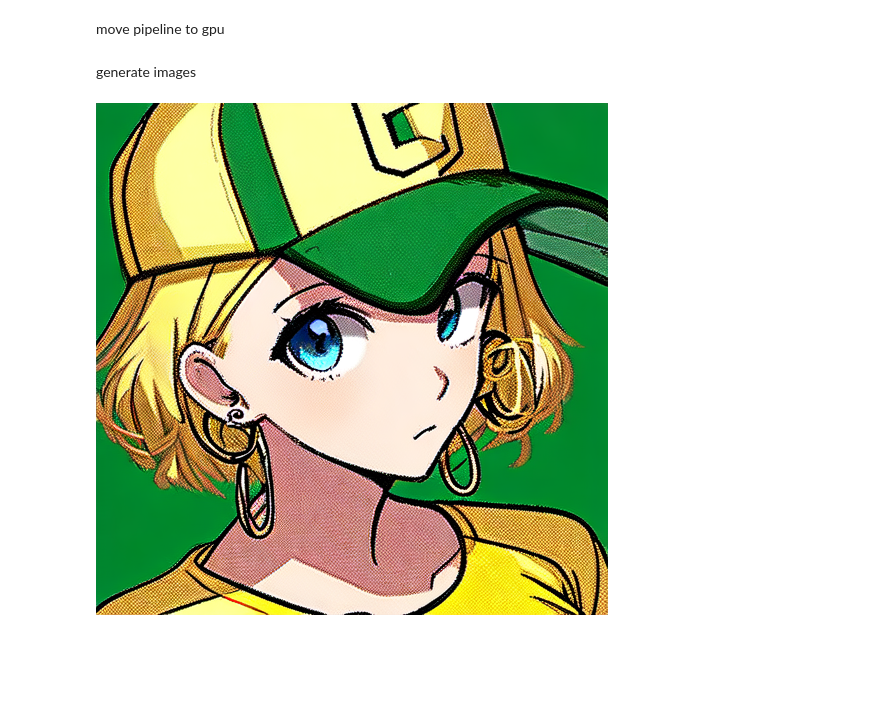
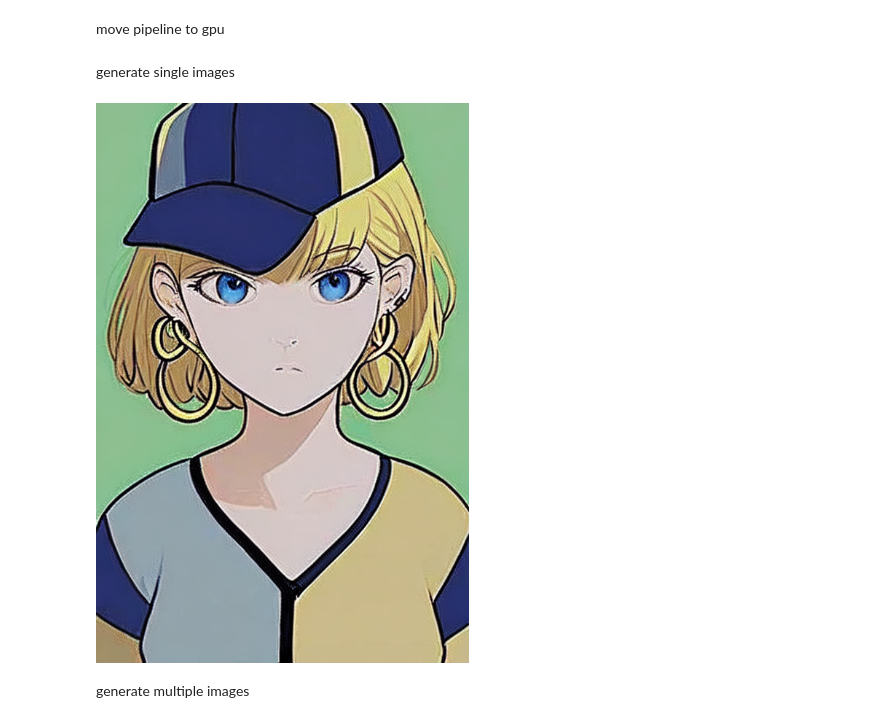
Before and after one commit to nugroho-s/diffusions-notebook, a Jupyter notebook: waifu_diffusion.ipynb, the cells around one changed output. Saved outputs shown, nothing was run; the diff lists cells and outputs as text; code cells hidden in the pictures; blank space fills up the shorter version.

Commit message:
add generate multiple images

```diff
--- a/waifu_diffusion.ipynb
+++ b/waifu_diffusion.ipynb
@@ -44,10 +44,12 @@ move pipeline to gpu
 # %%
 pipe = pipe.to("cuda")
 # %% [markdown]
-generate images
+generate single images
 # %%
 prompt = "1girl, blue eyes, baseball cap, blonde hair, closed mouth, earrings, green background, hat, hoop earrings, jewelry, looking at viewer, shirt, short hair, simple background, solo, upper body, yellow shirt"
 negative_prompt = "ugly"
-pipe(prompt = prompt, negative_prompt=negative_prompt, guidance_scale=10, num_inference_steps=100).images[0]
+pipe(prompt = prompt, negative_prompt=negative_prompt, guidance_scale=8.5, num_inference_steps=100, height=768, width=512).images[0]
 # %% [output]
-[figure, old version]
+[figure, new version]
+# %% [markdown]
+generate multiple images
```
Also changed, not shown: parts of 2 cells of this notebook.
